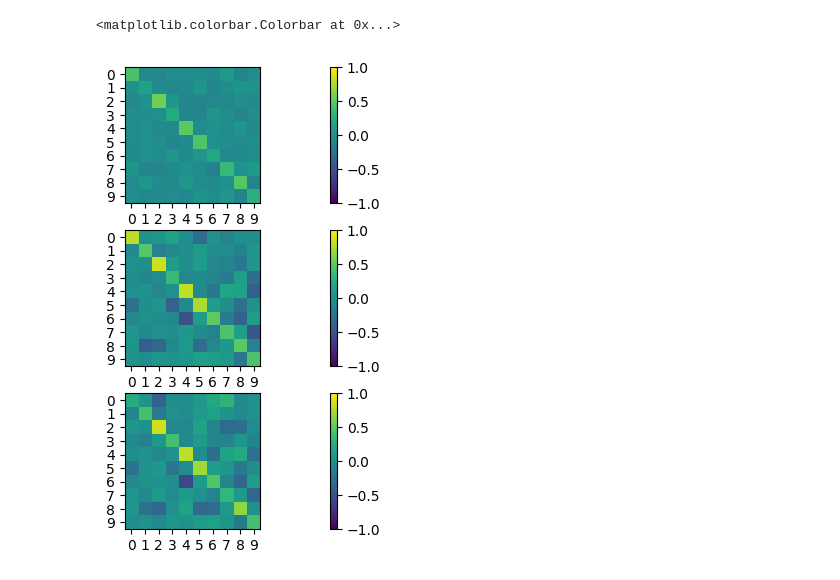
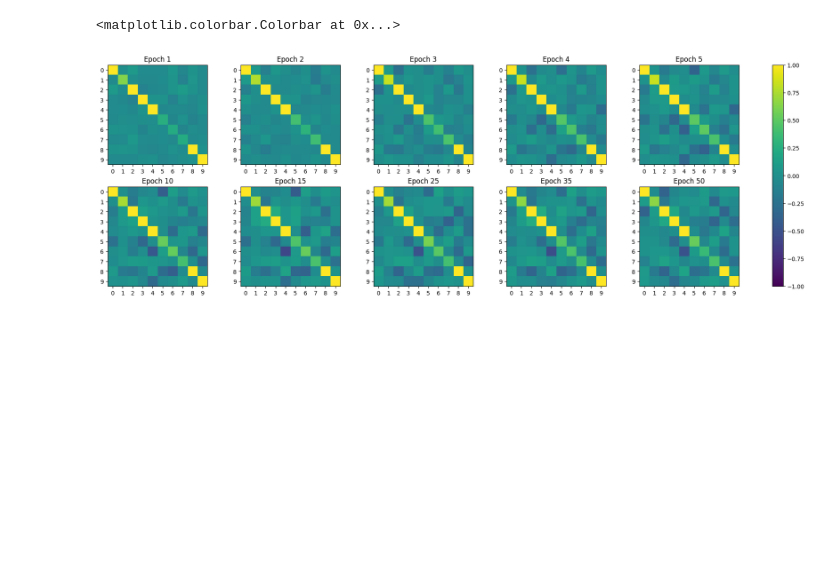
Before and after one commit to ThomasWalker1/Generalization-of-Neural-Networks, a Jupyter notebook: Generalization in Deep Learning/Stiffness/stiffness.ipynb, the cells around one changed output. Drawn from its saved outputs; the diff is of its cells as text; code cells hidden in the pictures; blank space fills up the shorter version.

Commit message:
Stiffness

```diff
--- a/Generalization in Deep Learning/Stiffness/stiffness.ipynb
+++ b/Generalization in Deep Learning/Stiffness/stiffness.ipynb
@@ -165,20 +163,17 @@ for n in range(NUM_EPOCHS):
-# %%
-fig, (ax1,ax2,ax3) = plt.subplots(ncols=1,nrows=3, figsize=(18,6))
-p1 = ax1.imshow(stiff_matrices[0],vmin=-1,vmax=1)
-p2 = ax2.imshow(stiff_matrices[10],vmin=-1,vmax=1)
-p3 = ax3.imshow(stiff_matrices[-1],vmin=-1,vmax=1)
-ax1.set_xticks([0,1,2,3,4,5,6,7,8,9])
-ax2.set_xticks([0,1,2,3,4,5,6,7,8,9])
-ax3.set_xticks([0,1,2,3,4,5,6,7,8,9])
-ax1.set_yticks([0,1,2,3,4,5,6,7,8,9])
-ax2.set_yticks([0,1,2,3,4,5,6,7,8,9])
-ax3.set_yticks([0,1,2,3,4,5,6,7,8,9])
-fig.colorbar(p1,ax=ax1)
-fig.colorbar(p2,ax=ax2)
-fig.colorbar(p3,ax=ax3)
-# %% [output]
-<matplotlib.colorbar.Colorbar at 0x...>
-[figure, removed]
+# %%
+fig, axs = plt.subplots(ncols=5,nrows=2, figsize=(18,6), layout='constrained')
+
+for col in range(5):
+    for row in range(2):
+        pcm=axs[row,col].imshow(stiff_matrices[row*5+col],vmin=-1,vmax=1)
+        axs[row,col].set_title('Epoch {}'.format(stiff_matrices_epochs[row*5+col]+1))
+        axs[row,col].set_xticks([0,1,2,3,4,5,6,7,8,9])
+        axs[row,col].set_yticks([0,1,2,3,4,5,6,7,8,9])
+
+fig.colorbar(pcm, ax=axs)
+# %% [output]
+<matplotlib.colorbar.Colorbar at 0x...>
+[figure, added]
 # %%
 def strat_sample(train_dataset, samples_per_cat):
 
```
Also changed, not shown: parts of 3 cells of this notebook, 2 other files.
